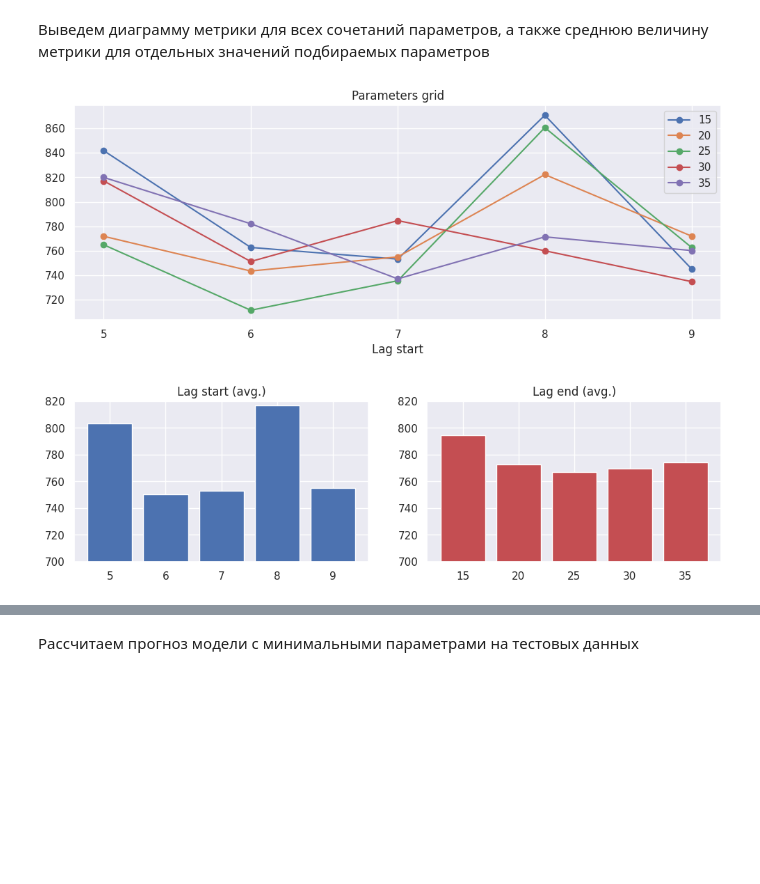
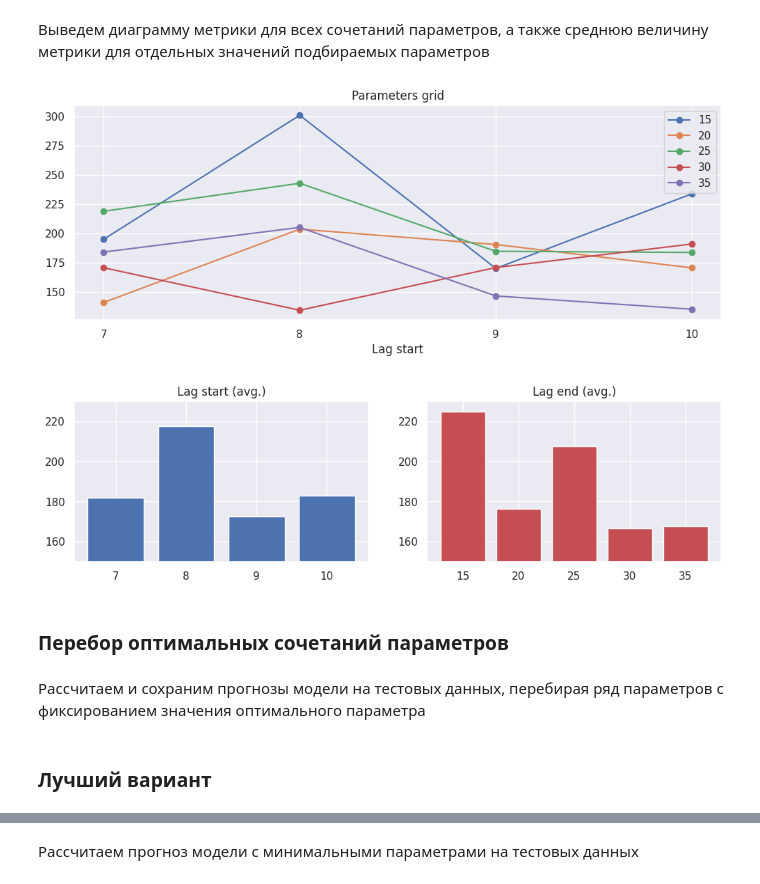
Before and after one commit to week8day/bitcoin-prediction, a Jupyter notebook: BTC_prediction_catboost.ipynb, the cells around one changed output, grey strips where cells are left out. Cells and saved outputs as stored; diff of their text form; code cells hidden in the pictures; blank space fills up the shorter version.

```diff
--- a/BTC_prediction_catboost.ipynb
+++ b/BTC_prediction_catboost.ipynb
@@ -191,7 +196,6 @@ def preprocess_data(data, lag_start=5, lag_end=10, test_size=7):
 
     # читаем список признаков
     cols = list(data.columns)
-    cols.remove(TARGET)
 
     # рассчитываем индекс тестовой выборки
     # если размер выборки указана в долях, вычисляем ее от размера всей выборки
@@ -199,6 +203,10 @@ def preprocess_data(data, lag_start=5, lag_end=10, test_size=7):
         test_size = int(len(data) * test_size)
 
     test_index = int(len(data) - test_size)
+
+    # заменяем исходные признаки тестовой выборки значениями последнего элемента тренировочной выборки
+    for col in cols:
+        data[col][test_index:] = float(data[col][test_index-1:test_index])
 
     # добавляем лаги исходного ряда в качестве признаков
     for f in [TARGET]:
@@ -226,9 +234,5 @@ def preprocess_data(data, lag_start=5, lag_end=10, test_size=7):
     X_test = data[test_index:].drop([TARGET], axis=1)
     y_test = data[test_index:][TARGET]
 
-    # заменяем исходные признаки тестовой выборки значениями последнего элемента тренировочной выборки
-    for col in cols:
-        X_test[col] = float(X_train[col][-1:])
-
     # возвращаем тренировочную и тестовую выборки датасета
     return X_train, X_test, y_train, y_test
@@ -283,7 +275,7 @@ def cross_validation(x, d, folds=5):
 # %% [markdown]
 Функция поиска оптимальных параметров модели
 # %%
-def model_optimize(ds, verbose=False):
+def model_optimize(ds, params, verbose=False):
     best_params = [0, 0]
     best_score = 0
     params_stat = {
@@ -297,8 +289,7 @@ def model_optimize(ds, verbose=False):
     params_grid = {}
 
     # интервал и шаг параметров
-    start_range = [5, 9, 1]
-    end_range = [15, 35, 5]
+    start_range, end_range = params
 
     # перебираем значения параметров и записываем среднюю метрику для кросс-валидации
     for end in range(end_range[0], end_range[1] + end_range[2], end_range[2]):
@@ -341,7 +344,7 @@ def model_optimize(ds, verbose=False):
 # %% [markdown]
 Найдем оптимальные значения параметров
 # %%
-best_score, best_params, params_stat, params_grid = model_optimize(data_valid)
+best_score, best_params, params_stat, params_grid = model_optimize(data_valid, [[7, 10, 1], [15, 35, 5]])
 
 # лучшие параметры
 lag_start_min, lag_end_min = best_params
@@ -364,27 +367,31 @@ Optimal parameters: lag_start = 6, lag_end = 25
 # %%
 plt.figure(figsize=(12, 4))
 plt.title(f'Parameters grid');
 for lag_end_key, lag_end_set in params_grid.items():
     plt.plot(list(params_grid[lag_end_key].keys()), list(params_grid[lag_end_key].values()), 'o-', label=lag_end_key)
     plt.legend(loc='upper right')
     plt.xticks(list(params_grid[lag_end_key].keys()))
     plt.xlabel('Lag start')
 
 plt.show()
 
 fig, ax = plt.subplots(1, 2, figsize=(12, 3))
 
 ax[0].bar(list(params_stat['start'].keys()), list(params_stat['start'].values()))
 ax[0].set_xticks(list(params_stat['start'].keys()))
 ax[0].set_title(f'Lag start (avg.)');
-ax[0].set_ylim([700, 820])
+ax[0].set_ylim([150, 230])
 
 ax[1].bar(list(params_stat['end'].keys()), list(params_stat['end'].values()), color='r')
 ax[1].set_xticks(list(params_stat['end'].keys()))
 ax[1].set_title(f'Lag end (avg.)');
-ax[1].set_ylim([700, 820])
+ax[1].set_ylim([150, 230])
 
 plt.show()
 # %% [output]
-[figure, old version]
+[figure, new version]
-[figure, old version]
+[figure, new version]
+# %% [markdown]
+### Перебор оптимальных сочетаний параметров
+# %% [markdown]
+Рассчитаем и сохраним прогнозы модели на тестовых данных, перебирая ряд параметров с фиксированием значения оптимального параметра
@@ -390,0 +430,2 @@ plt.show()
+# %% [markdown]
+### Лучший вариант
```
Also changed, not shown: parts of 35 cells of this notebook.
